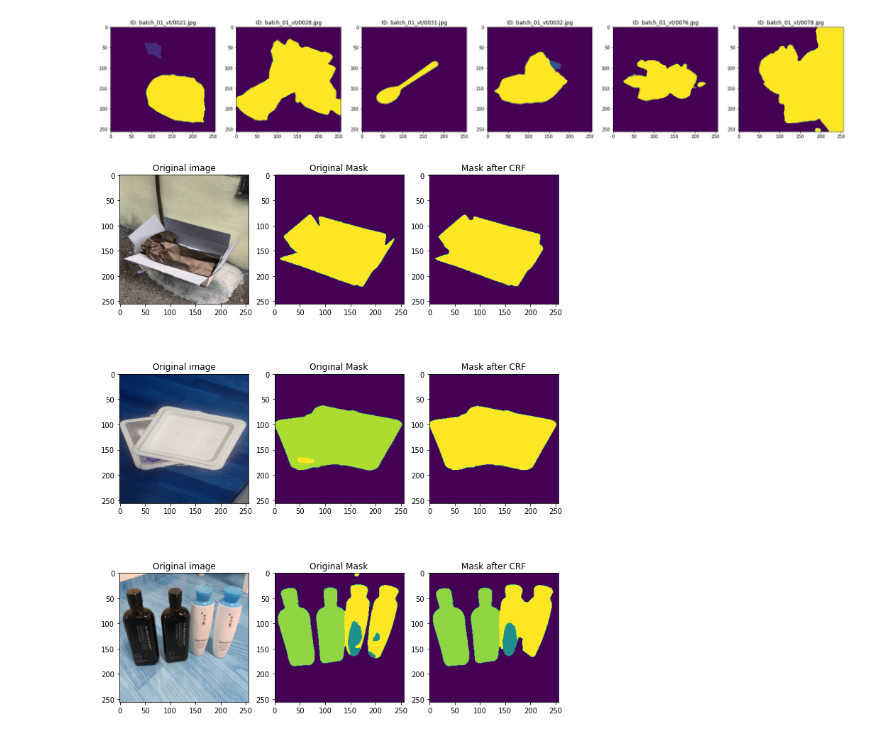
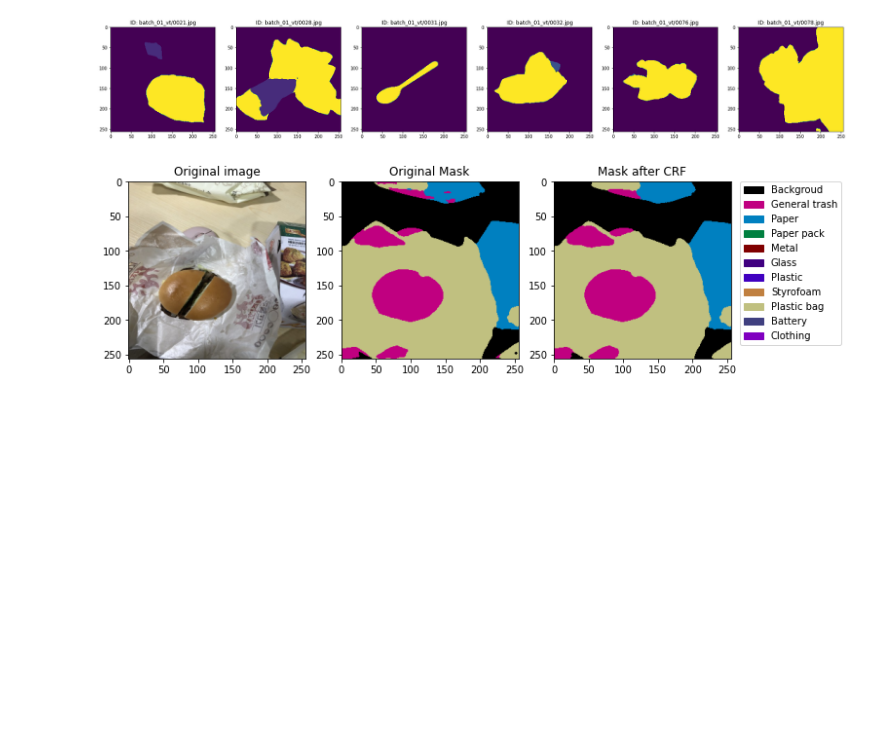
Before and after one commit to boostcampaitech2/semantic-segmentation-level2-cv-07, a Jupyter notebook: util/crf.ipynb, the cells around one changed output. Drawn from its saved outputs; the diff is of its cells as text; code cells hidden in the pictures; blank space fills up the shorter version.

```diff
--- a/util/crf.ipynb
+++ b/util/crf.ipynb
@@ -27,7 +30,7 @@ def encode(im):
 reading and decoding the submission
 
 """
-df = pd.read_csv('./result/output.csv')
+df = pd.read_csv('./result/up_swi_VariRGBblurTra.csv')
 i = 0
 j = 0
 plt.figure(figsize=(30,15))
@@ -44,7 +47,7 @@ while True:
             break
     i = i + 1
 # %% [output]
-[figure, old version]
+[figure, new version]
 # %%
 def crf(original_image, mask_img):
 
@@ -65,7 +68,7 @@ def crf(original_image, mask_img):
     d.addPairwiseGaussian(sxy=(3,3), compat=10, kernel=dcrf.DIAG_KERNEL, normalization=dcrf.NORMALIZE_SYMMETRIC)
 
     # This adds the color-dependent term, i.e. features are (x,y,r,g,b).
-    d.addPairwiseBilateral(sxy=(10,10), srgb=(70,70,70), rgbim=original_image, compat=5)
+    d.addPairwiseBilateral(sxy=(10,10), srgb=(70,70,70), rgbim=original_image, compat=3)
 
     Q = d.inference(45)
 
@@ -78,36 +130,42 @@ test_path = '/opt/ml/segmentation/input/data/'
 # %%
 """
 visualizing the effect of applying CRF
 
 """
-nImgs = 3
-i = 500
+nImgs = 1
+i = 8
 j = 1
-plt.figure(figsize=(15,15))
+plt.figure(figsize=(15,5*nImgs))
+
 plt.subplots_adjust(wspace=0.2,hspace=0.1)  #adjust this to change vertical and horiz. spacings..
+category_and_rgb = [[CLASSES[idx], (r,g,b)] for idx, (r, g, b) in enumerate(class_colormap)]
+legend_elements = [Patch(facecolor=webcolors.rgb_to_hex(rgb),
+                            edgecolor=webcolors.rgb_to_hex(rgb),
+                            label=category) for category, rgb in category_and_rgb]
 while True:
     if str(df.loc[i,'PredictionString'])!=str(np.nan):
         decoded_mask = decode(df.loc[i,'PredictionString'])
         orig_img = imread(test_path+df.loc[i,'image_id'])
         orig_img = cv2.resize(orig_img, (256, 256))
         #Applying CRF on FCN-16 annotated image
         crf_output = crf(orig_img,decoded_mask)
         plt.subplot(nImgs,4,4*j-3)
-        plt.imshow(orig_img)
+        plt.imshow(cv2.cvtColor(orig_img, cv2.COLOR_BGR2RGB))
         plt.title('Original image')
         plt.subplot(nImgs,4,4*j-2)
-        plt.imshow(decoded_mask)
+        plt.imshow(label_to_color_image(decoded_mask))
         plt.title('Original Mask')
         plt.subplot(nImgs,4,4*j-1)
-        plt.imshow(crf_output)
+        plt.imshow(label_to_color_image(crf_output))
+        plt.legend(handles=legend_elements, bbox_to_anchor=(1.05, 1), loc=2, borderaxespad=0)
         plt.title('Mask after CRF')
         if j == nImgs:
             break
         else:
             j = j + 1
     i = i + 1
 # %% [output]
-[figure, old version]
+[figure, new version]
 # %%
 """
 Applying CRF on the predicted mask
```
Also changed, not shown: parts of 3 cells of this notebook, 1 other file.
